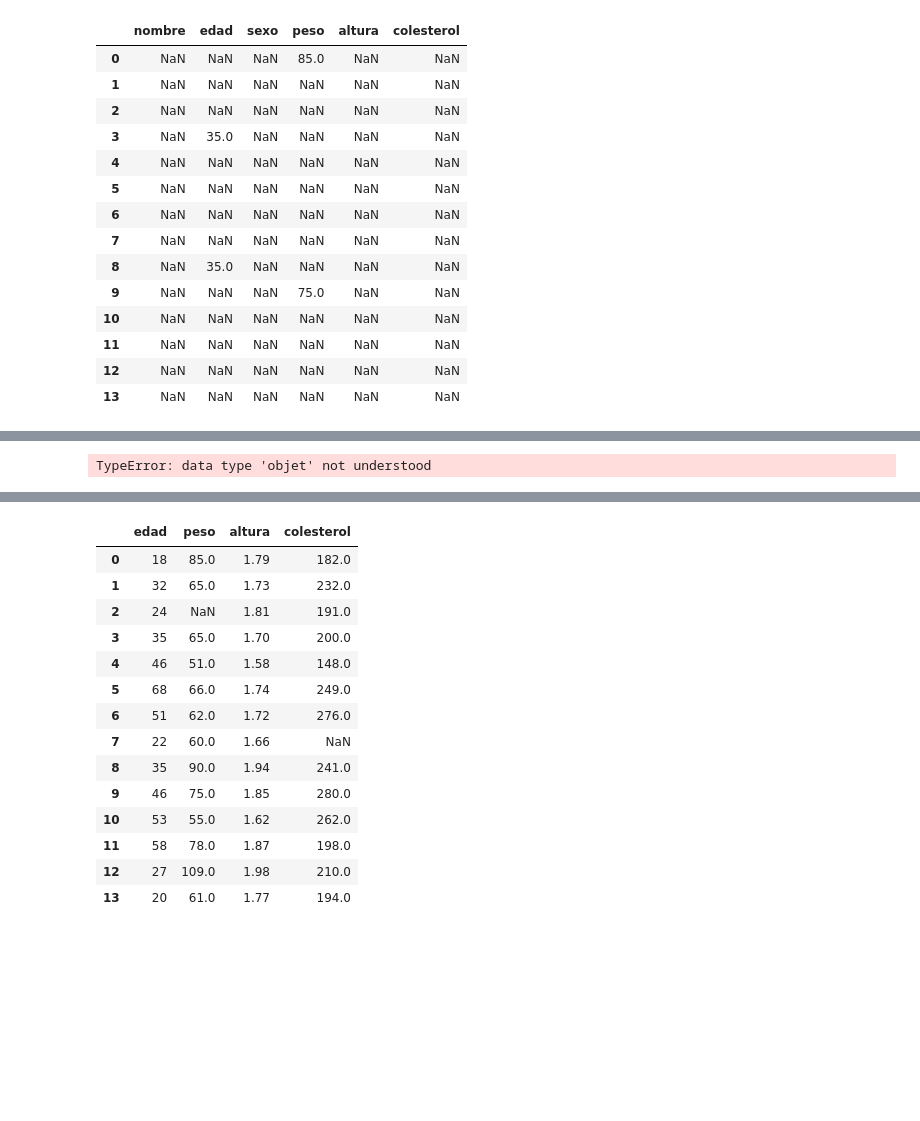
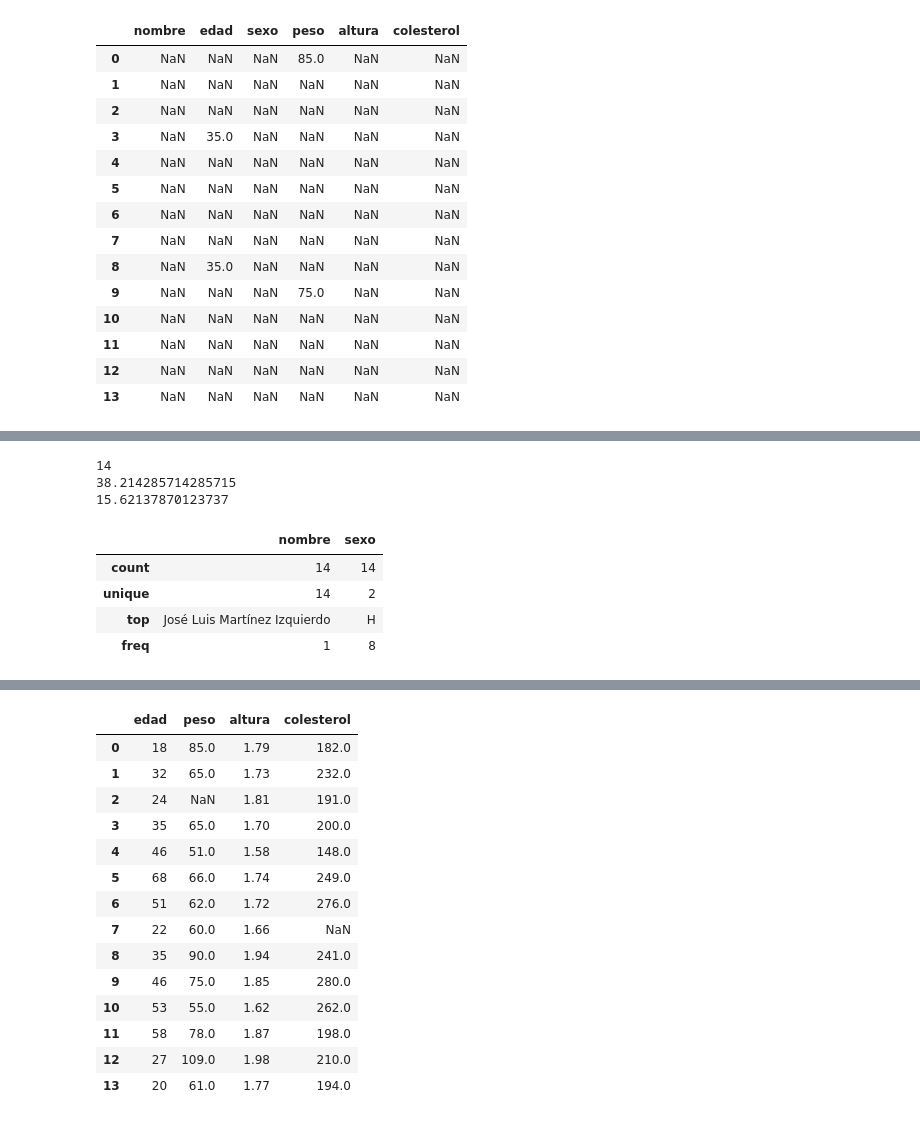
Before and after one commit to Senador05/phyton, a Jupyter notebook: Numpy/Pandas/pandas.ipynb, the cells around one changed output, grey strips where cells are left out. Saved outputs shown, nothing was run; the diff lists cells and outputs as text; code cells hidden in the pictures; blank space fills up the shorter version.

```diff
--- a/Numpy/Pandas/pandas.ipynb
+++ b/Numpy/Pandas/pandas.ipynb
@@ -912,4 +947,16 @@ dfcol[mask].dropna()
+# %%
+print(dfcol['edad'].count())
+print(dfcol['edad'].mean())
+print(dfcol['edad'].std())
+# %% [output]
+14
+38.214285714285715
+15.62137870123737
 # %%
-dfcol.describe(include='objet')
+dfcol.describe(include='object')
 # %% [output]
-TypeError: data type 'objet' not understood
+|  | nombre | sexo |
+| count | 14 | 14 |
+| unique | 14 | 2 |
+| top | José Luis Martínez Izquierdo | H |
+| freq | 1 | 8 |
```
Also changed, not shown: parts of 8 cells of this notebook.
